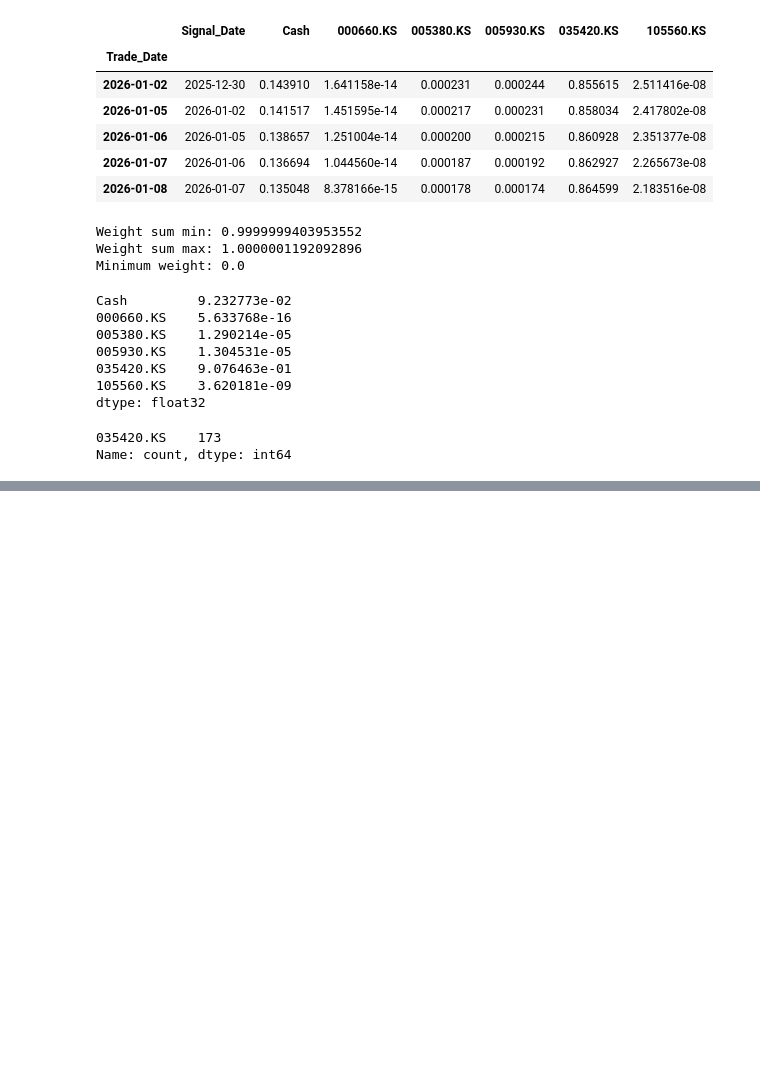
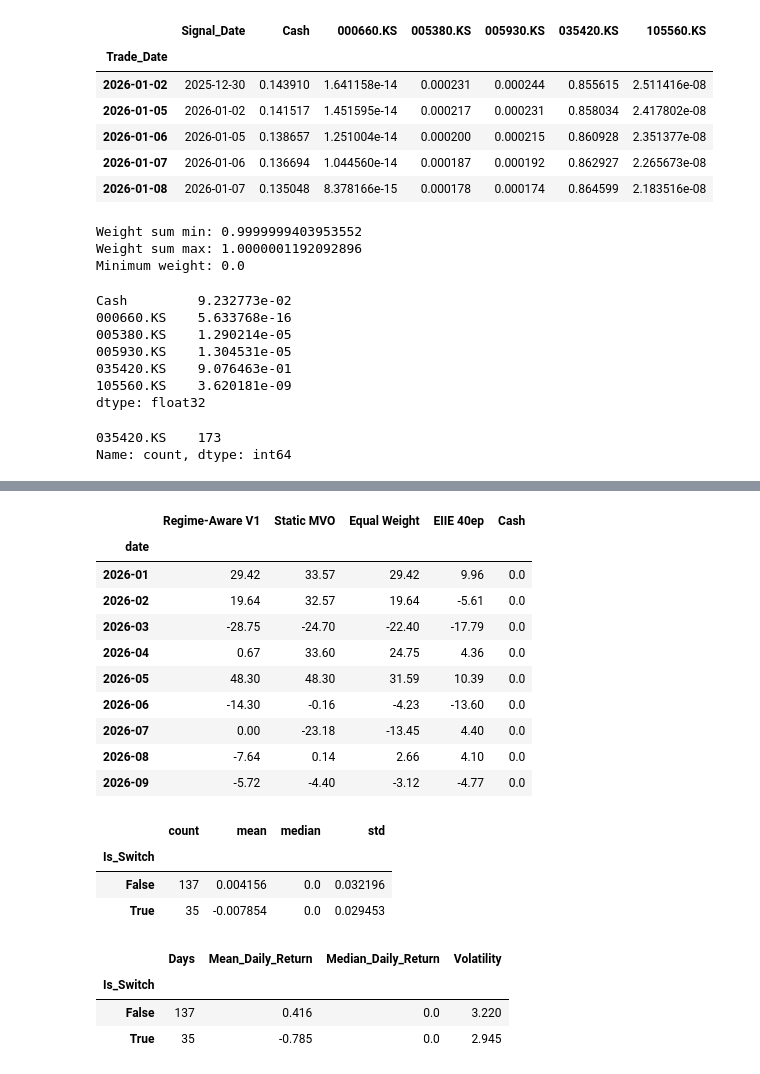
Before and after one commit to jayjoo21/portfolio_optimization, a Jupyter notebook: notebooks/04_regime_aware_strategy.ipynb, the cells around one changed output, grey strips where cells are left out. Saved outputs shown, nothing was run; the diff lists cells and outputs as text; code cells hidden in the pictures; blank space fills up the shorter version.

```diff
--- a/notebooks/04_regime_aware_strategy.ipynb
+++ b/notebooks/04_regime_aware_strategy.ipynb
@@ -1923,0 +2498,29 @@ Name: count, dtype: int64
+# %%
+#월별 실제 성과
+
+monthly_returns_2026 = (
+    (1 + comparison_returns_2026)
+    .resample("ME")
+    .prod()
+    - 1
+) * 100
+
+monthly_returns_2026.index = (
+    monthly_returns_2026
+    .index
+    .strftime("%Y-%m")
+)
+
+monthly_returns_2026.round(2)
+# %% [output]
+|  | Regime-Aware V1 | Static MVO | Equal Weight | EIIE 40ep | Cash |
+| date |  |  |  |  |  |
+| 2026-01 | 29.42 | 33.57 | 29.42 | 9.96 | 0.0 |
+| 2026-02 | 19.64 | 32.57 | 19.64 | -5.61 | 0.0 |
+| 2026-03 | -28.75 | -24.70 | -22.40 | -17.79 | 0.0 |
+| 2026-04 | 0.67 | 33.60 | 24.75 | 4.36 | 0.0 |
+| 2026-05 | 48.30 | 48.30 | 31.59 | 10.39 | 0.0 |
+| 2026-06 | -14.30 | -0.16 | -4.23 | -13.60 | 0.0 |
+| 2026-07 | 0.00 | -23.18 | -13.45 | 4.40 | 0.0 |
+| 2026-08 | -7.64 | 0.14 | 2.66 | 4.10 | 0.0 |
+| 2026-09 | -5.72 | -4.40 | -3.12 | -4.77 | 0.0 |
@@ -1923,0 +2535,45 @@ Name: count, dtype: int64
+# %%
+#전환하는 날에 실제로 손실이 컸나?
+
+switch_analysis = pd.DataFrame({
+    "V1_Return": regime_v1_return_2026.loc[evaluation_dates],
+    "Is_Switch": strategy_switch
+})
+
+switch_analysis.groupby(
+    "Is_Switch"
+)["V1_Return"].agg(
+    ["count", "mean", "median", "std"]
+)
+# %% [output]
+|  | count | mean | median | std |
+| Is_Switch |  |  |  |  |
+| False | 137 | 0.004156 | 0.0 | 0.032196 |
+| True | 35 | -0.007854 | 0.0 | 0.029453 |
+# %%
+#퍼센트
+switch_summary = (
+    switch_analysis
+    .groupby("Is_Switch")["V1_Return"]
+    .agg(
+        Days="count",
+        Mean_Daily_Return="mean",
+        Median_Daily_Return="median",
+        Volatility="std"
+    )
+)
+
+switch_summary[
+    [
+        "Mean_Daily_Return",
+        "Median_Daily_Return",
+        "Volatility"
+    ]
+] *= 100
+
+switch_summary.round(3)
+# %% [output]
+|  | Days | Mean_Daily_Return | Median_Daily_Return | Volatility |
+| Is_Switch |  |  |  |  |
+| False | 137 | 0.416 | 0.0 | 3.220 |
+| True | 35 | -0.785 | 0.0 | 2.945 |
```
Also changed, not shown: parts of 26 cells of this notebook.
